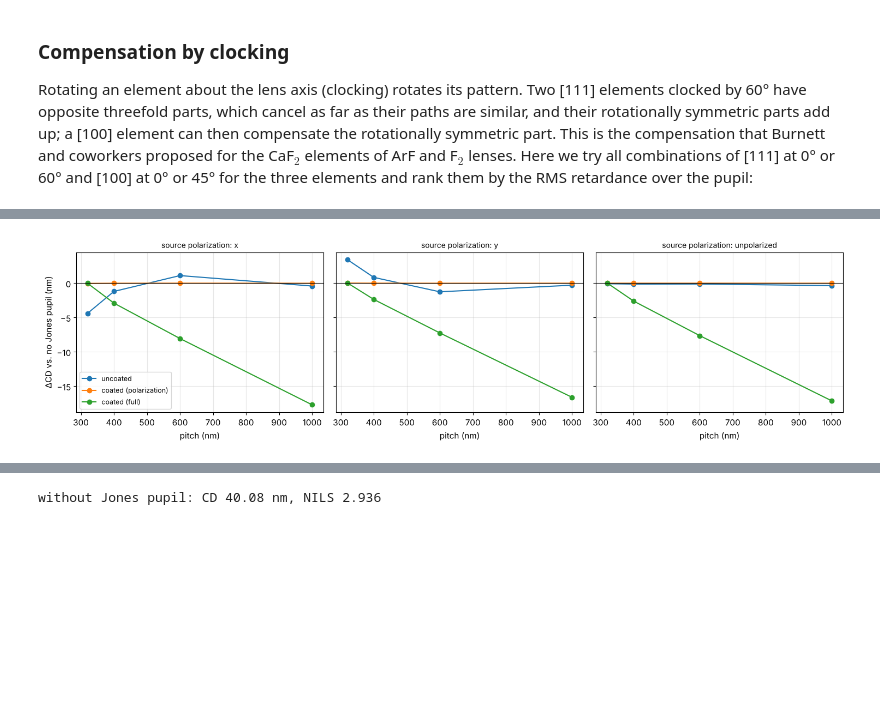
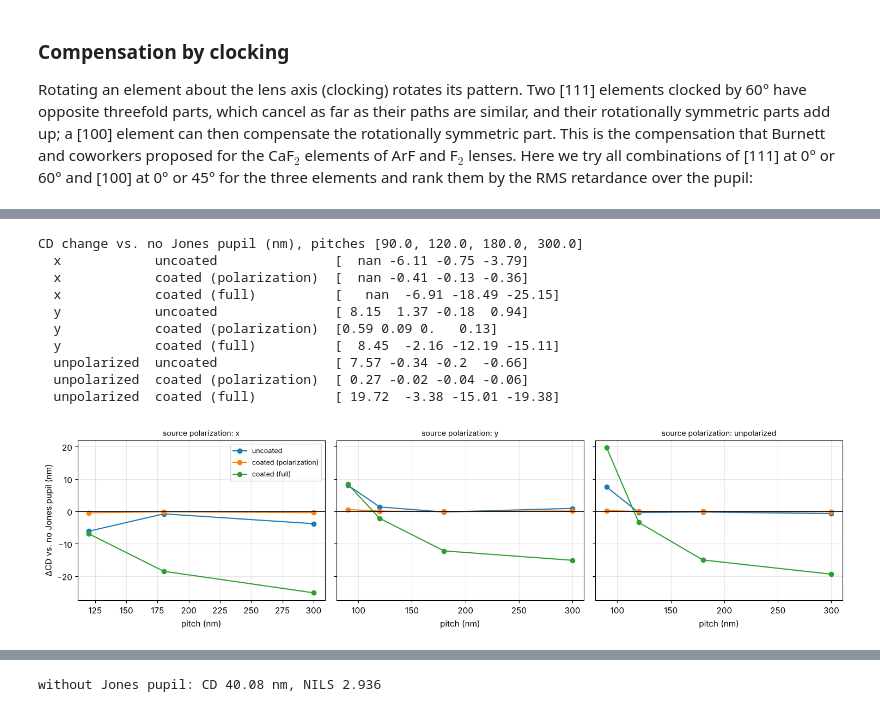
Before and after one commit to aeberspaecher/pyoptics, a Jupyter notebook: notebooks/31_litho_jones_pupil.ipynb, the cells around one changed output, grey strips where cells are left out. Cells and saved outputs as stored; diff of their text form; code cells hidden in the pictures; blank space fills up the shorter version.

```diff
--- a/notebooks/31_litho_jones_pupil.ipynb
+++ b/notebooks/31_litho_jones_pupil.ipynb
@@ -137,9 +136,14 @@ coating ($n_c = \sqrt{n_\mathrm{glass}}$).
 # %%
-system = caldwell_krf_lens()
-n_glass = system.n[1]
-coating = lens.quarter_wave_coating(n_glass, system.wavelength)
+system = zeiss_arfi_lens()
+n_glass = SIO2_ARF
+layers = lens.quarter_wave_coating(n_glass, system.wavelength)
+last = len(system.surfaces) - 1  # glass to water
+
+def coating(i, n):
+    return None if i == last else layers
+
 print("fused silica n = {:.4f}, coating n = {:.4f}, thickness {:.1f} nm".format(
-    n_glass, coating[0][0], coating[0][1]*1e6))
+    n_glass, layers[0][0], layers[0][1]*1e6))
 
 uncoated = lens.lens_jones_pupil(system, N=41)
 coated = lens.lens_jones_pupil(system, N=41, coating=coating)
@@ -257,7 +261,7 @@ Off axis the chief ray crosses the lens surfaces obliquely. Constant
 (OZ $\pm1$) and tilt-like (OZ $\pm2$, $\pm3$) terms appear, and they grow
 with the field, much like distortion and coma in the wavefront:
 # %%
-field_x = np.linspace(0, 11, 6)
+field_x = np.linspace(0, 7, 6)
 rows = []
 for x in field_x:
     r = lens.lens_jones_pupil(system, field=(x, 0.0), N=25)
@@ -362,7 +389,7 @@ quarter wave coating.
 # %%
 DN_ARF = -3.4e-7  # CaF2 at 193 nm, Burnett et al. (2001)
-dn = DN_ARF*system.wavelength_nm/193.4
-caf2 = (36, 38, 40)
+dn = DN_ARF
+caf2 = (38, 40, 42)
 
 def crystal_pupil(axes_clockings, N=33):
     media = {i: lens.CubicCrystal(dn, a, np.radians(c)) for i, (a, c) in zip(caf2, axes_clockings)}
@@ -377,9 +404,9 @@ r_si = coated
 plot_orientation((r_si.P_x, r_si.P_y, retardance_orientator(r_si)), ax=axes[0],
                  title="fused silica (coating only)", label="retardance (waves)")
 for ax, axis in zip(axes[1:], ("111", "100")):
-    media = {38: lens.CubicCrystal(dn, axis)}
+    media = {42: lens.CubicCrystal(dn, axis)}
     r = lens.lens_jones_pupil(system, N=33, coating=coating, birefringent=media)
     plot_orientation((r.P_x, r.P_y, retardance_orientator(r)), ax=ax,
-                     title="element 38 (73 mm) in CaF$_2$ [{}]".format(axis), label="retardance (waves)")
+                     title="last element (60 mm) in CaF$_2$ [{}]".format(axis), label="retardance (waves)")
 plt.tight_layout()
 # %% [output]
@@ -411,13 +438,14 @@ for combo in itertools.product(options, repeat=3):
     g = retardance_orientator(crystal_pupil(combo, N=21))
     ranking.append((np.sqrt(np.mean(np.abs(g)**2)), np.abs(g).max(), combo))
 ranking.sort(key=lambda row: row[0])
-print("RMS / max retardance (waves at 193 nm)   elements 36, 38, 40 (axis, clocking)")
+print("RMS / max retardance (waves at 193 nm)   elements 39, 41, 43 (axis, clocking)")
 for rms, peak, combo in ranking[:4] + ranking[-3:]:
     print("{:8.4f} {:8.4f}   {}".format(rms, peak, ", ".join("[{}] {:>2d}°".format(a, c) for a, c in combo)))
+print("all [111], not clocked: RMS {:.4f}".format(next(rms for rms, _, c in ranking if c == (("111", 0),)*3)))
 print("fused silica only: RMS {:.4f}".format(np.sqrt(np.mean(np.abs(retardance_orientator(coated))**2))))
 
-worst, best = ranking[-1][2], ranking[0][2]
-crystal = {"all [111], not clocked": crystal_pupil(worst), "best clocking": crystal_pupil(best)}
+unclocked, best = (("111", 0),)*3, ranking[0][2]
+crystal = {"all [111], not clocked": crystal_pupil(unclocked), "best clocking": crystal_pupil(best)}
 fig, axes = plt.subplots(1, 2, figsize=(10, 4.3))
 vmax = max(np.abs(retardance_orientator(r)).max() for r in crystal.values())
 for ax, (name, r) in zip(axes, crystal.items()):
@@ -457,32 +486,46 @@ the full Jones pupil, which includes the coating's wavefront.
 # %%
 uncoated_pupil = fits["uncoated"][2]  # Pauli-Zernike: the full Jones pupil
 coated_full = fits["coated"][2]
 coated_polarization = fits["coated"][0]  # retardance and diattenuation only
-projector = Projector(uncoated.NA, system.wavelength_nm, magnification=4.0)
+projector = Projector(uncoated.NA, system.wavelength_nm, n=WATER_ARF, magnification=8.0)
 pupils = {"no Jones pupil": None, "uncoated": uncoated_pupil,
           "coated (polarization)": coated_polarization, "coated (full)": coated_full}
-pitches = [320.0, 400.0, 600.0, 1000.0]
+pitches = [90.0, 120.0, 180.0, 300.0]
 sources = {pol: Illumination.annular(0.85, 0.55, n_samples=21, polarization=pol)
            for pol in ("x", "y", "unpolarized")}
 
 cd = {}
 for pol, source in sources.items():
     for name, pupil in pupils.items():
         cd[pol, name] = [LithoSimulation(MaskLayout.lines_spaces(p, p/2), ThinMask.binary(), source,
                                          projector.with_(jones_pupil=pupil)).cd(0.3)
                          for p in pitches]
 
 fig, axes = plt.subplots(1, 3, figsize=(15, 4), sharey=True)
 for ax, pol in zip(axes, sources):
     for name in list(pupils)[1:]:
         ax.plot(pitches, np.subtract(cd[pol, name], cd[pol, "no Jones pupil"]), "o-", label=name)
     ax.axhline(0, color="k", lw=0.8)
     ax.set_title("source polarization: " + pol, fontsize=10)
     ax.set_xlabel("pitch (nm)"), ax.grid(alpha=0.3)
 axes[0].set_ylabel(r"$\Delta$CD vs. no Jones pupil (nm)")
 axes[0].legend(fontsize=9)
 plt.tight_layout()
+print("CD change vs. no Jones pupil (nm), pitches", pitches)
+for pol in sources:
+    for name in list(pupils)[1:]:
+        print("  {:12s} {:22s}".format(pol, name), np.round(np.subtract(cd[pol, name], cd[pol, "no Jones pupil"]), 2))
 # %% [output]
+CD change vs. no Jones pupil (nm), pitches [90.0, 120.0, 180.0, 300.0]
+  x            uncoated               [  nan -6.11 -0.75 -3.79]
+  x            coated (polarization)  [  nan -0.41 -0.13 -0.36]
+  x            coated (full)          [   nan  -6.91 -18.49 -25.15]
+  y            uncoated               [ 8.15  1.37 -0.18  0.94]
+  y            coated (polarization)  [0.59 0.09 0.   0.13]
+  y            coated (full)          [  8.45  -2.16 -12.19 -15.11]
+  unpolarized  uncoated               [ 7.57 -0.34 -0.2  -0.66]
+  unpolarized  coated (polarization)  [ 0.27 -0.02 -0.04 -0.06]
+  unpolarized  coated (full)          [ 19.72  -3.38 -15.01 -19.38]
-[figure, old version]
+[figure, new version]
 # %% [markdown]
 The radial diattenuation of the uncoated lens favours the TM ($p$) part of
```
Also changed, not shown: parts of 21 cells of this notebook, 5 other files.
